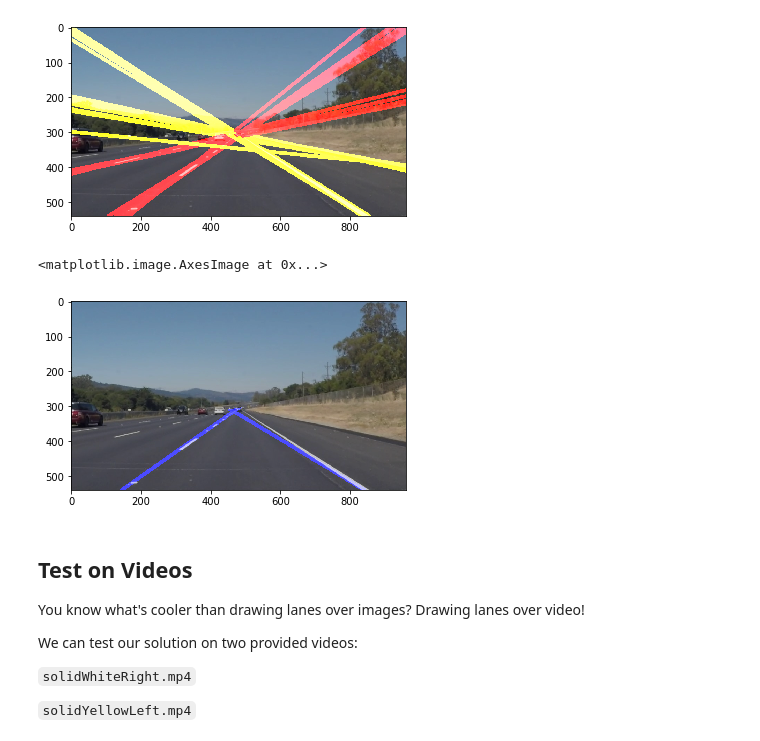
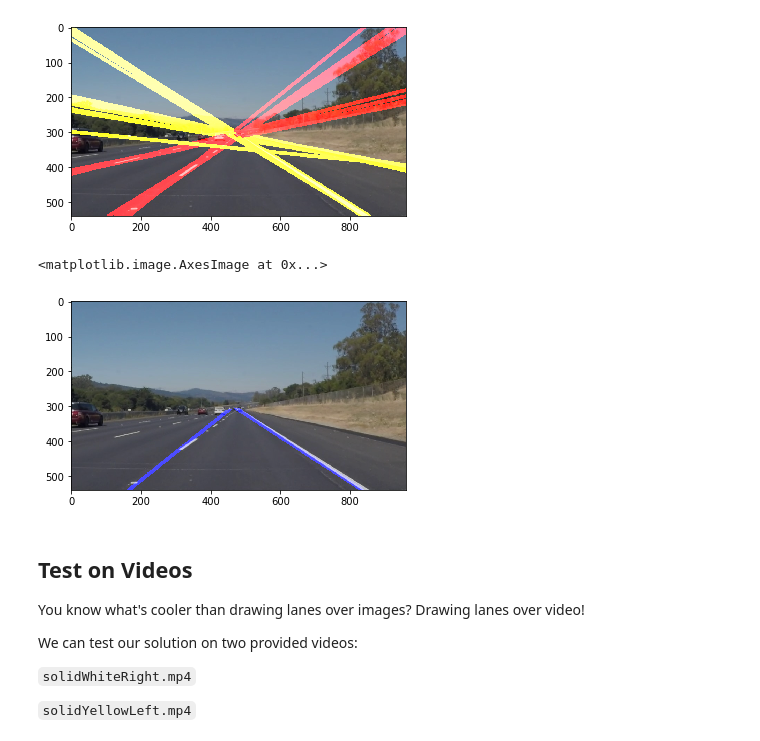
Before and after one commit to KSHIBA-HHQ/udacity-prj01, a Jupyter notebook: CarND-LaneLines-P1-master/P1.ipynb, the cells around one changed output. Drawn from its saved outputs; the diff is of its cells as text; code cells hidden in the pictures.

```diff
--- a/CarND-LaneLines-P1-master/P1.ipynb
+++ b/CarND-LaneLines-P1-master/P1.ipynb
@@ -362,10 +362,12 @@ for i in range(len(_X1)):
         continue
     if(_X1[i]>xfoe):
         continue
+    if(_X1[i]<0):
+        continue
     dx=xfoe-_X1[i]
     if(dx>wLeft):
         continue;
-    dx=wLeft
+    wLeft=dx
     L=i
 
 R=0
@@ -376,10 +378,12 @@ for i in range(len(_X1)):
         continue
     if(_X1[i]<xfoe):
         continue
+    if(_X1[i]>xsize):
+        continue
     dx=_X1[i]-xfoe
     if(dx>wRight):
         continue;
-    dx=wRight
+    wRight=dx
     R=i
 
 line_image*=0
@@ -406,34 +410,34 @@ cv2.line(line_image,(_X0[R],_Y0[R]),(_X1[R],_Y1[R]),(0,0,255),10)
 
 
 
 ##################################
 color_select= np.copy(line_image)
 
 # Define our color criteria
 red_threshold = 0
 green_threshold = 0
 blue_threshold = 255
 rgb_threshold = [red_threshold, green_threshold, blue_threshold]
 
 
 # Mask pixels below the threshold
 color_thresholds =  (line_image[:,:,0] == rgb_threshold[0]) & \
                     (line_image[:,:,1] == rgb_threshold[1]) & \
                     (line_image[:,:,2] == rgb_threshold[2])
 
 
 # Find where image is both colored right and in the region
 line_image[~(color_thresholds & region_thresholds)] = [0,0,0]
 
 
 # Draw the lines on the edge image
 combo = cv2.addWeighted(image, 0.8, line_image, 1, 0)
 
 
 plt.imshow(combo)
 # %% [output]
 <matplotlib.image.AxesImage at 0x...>
-[figure, old version]
+[figure, new version]
 # %% [markdown]
 ## Test on Videos
 
```
Also changed, not shown: parts of 4 cells of this notebook, 3 other files.
